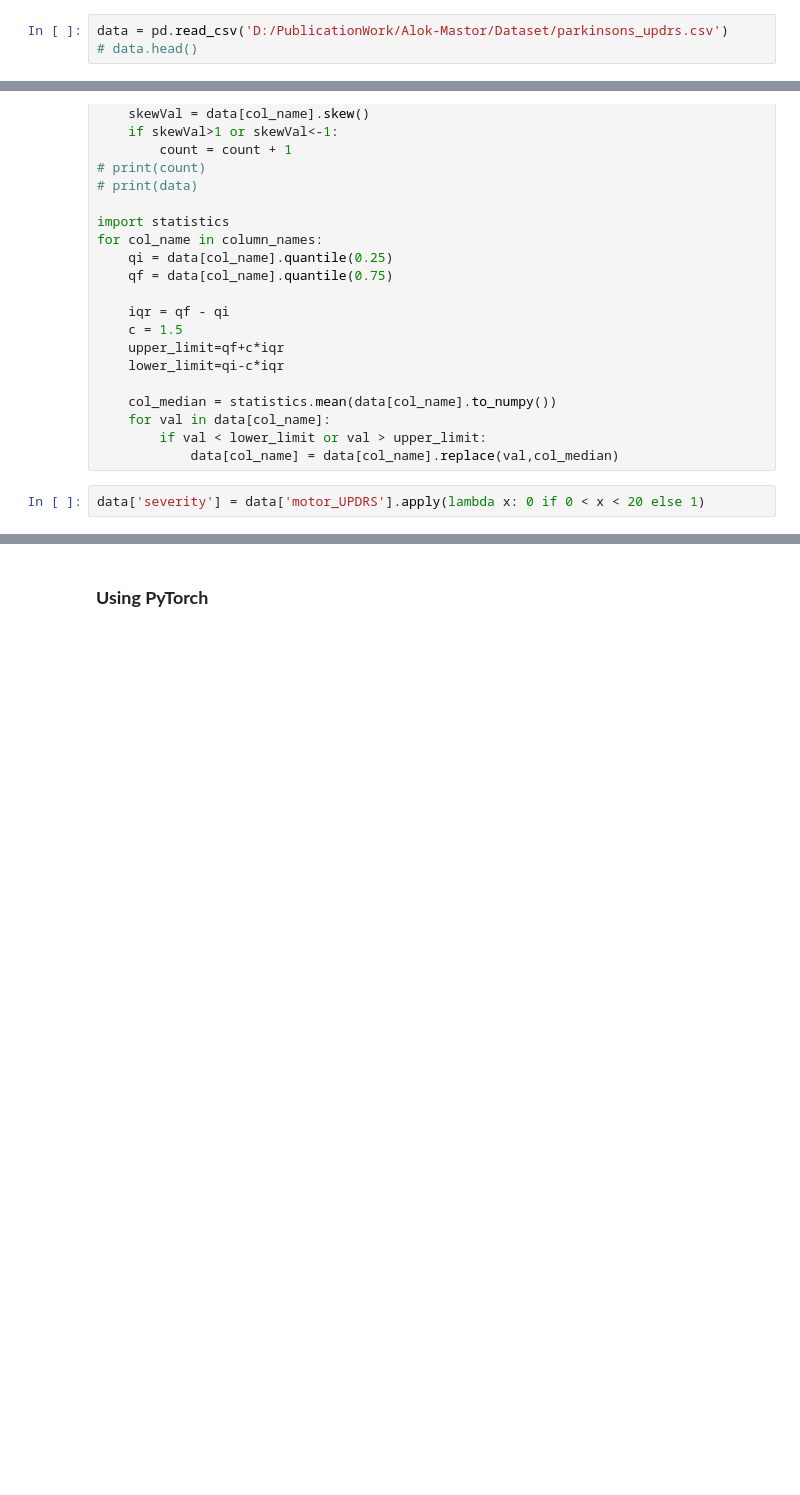
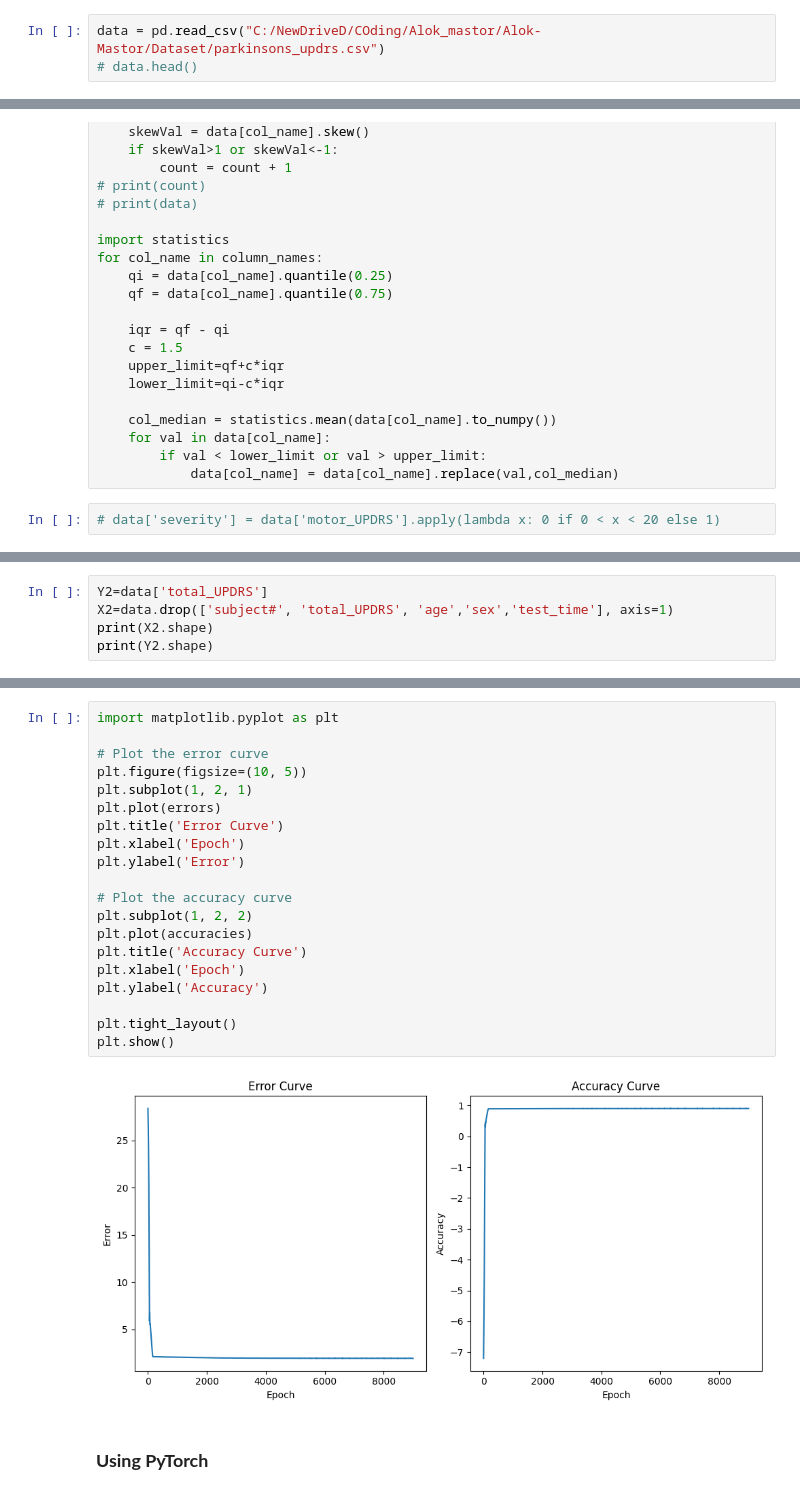
Before and after one commit to Samaresh-16/Parkinson_deepLearning, a Jupyter notebook: Codes/UPDRS.ipynb, the cells around one changed output, grey strips where cells are left out. Saved outputs shown, nothing was run; the diff lists cells and outputs as text; blank space fills up the shorter version.

Commit message:
Added UPDRS regression model

```diff
--- a/Codes/UPDRS.ipynb
+++ b/Codes/UPDRS.ipynb
@@ -4,7 +4,7 @@ import numpy as np
 from scipy import stats
 from sklearn.model_selection import train_test_split
 # %%
-data = pd.read_csv('D:/PublicationWork/Alok-Mastor/Dataset/parkinsons_updrs.csv')
+data = pd.read_csv("C:/NewDriveD/COding/Alok_mastor/Alok-Mastor/Dataset/parkinsons_updrs.csv")
 # data.head()
 # %%
 # Check for NaN values
@@ -125,5 +125,5 @@ for col_name in column_names:
         if val < lower_limit or val > upper_limit:
             data[col_name] = data[col_name].replace(val,col_median)
 # %%
-data['severity'] = data['motor_UPDRS'].apply(lambda x: 0 if 0 < x < 20 else 1)
+# data['severity'] = data['motor_UPDRS'].apply(lambda x: 0 if 0 < x < 20 else 1)
 # %%
@@ -136,3 +136,8 @@ print(Y1.shape)
 # %% [output]
 (5875, 17)
 (5875,)
+# %%
+Y2=data['total_UPDRS']
+X2=data.drop(['subject#', 'total_UPDRS', 'age','sex','test_time'], axis=1)
+print(X2.shape)
+print(Y2.shape)
@@ -139,3 +275,25 @@ print(Y1.shape)
+# %%
+import matplotlib.pyplot as plt
+
+# Plot the error curve
+plt.figure(figsize=(10, 5))
+plt.subplot(1, 2, 1)
+plt.plot(errors)
+plt.title('Error Curve')
+plt.xlabel('Epoch')
+plt.ylabel('Error')
+
+# Plot the accuracy curve
+plt.subplot(1, 2, 2)
+plt.plot(accuracies)
+plt.title('Accuracy Curve')
+plt.xlabel('Epoch')
+plt.ylabel('Accuracy')
+
+plt.tight_layout()
+plt.show()
+# %% [output]
+[figure, added]
 # %% [markdown]
 <h3><b>Using PyTorch
 # %%
```
Also changed, not shown: parts of 4 cells of this notebook.
